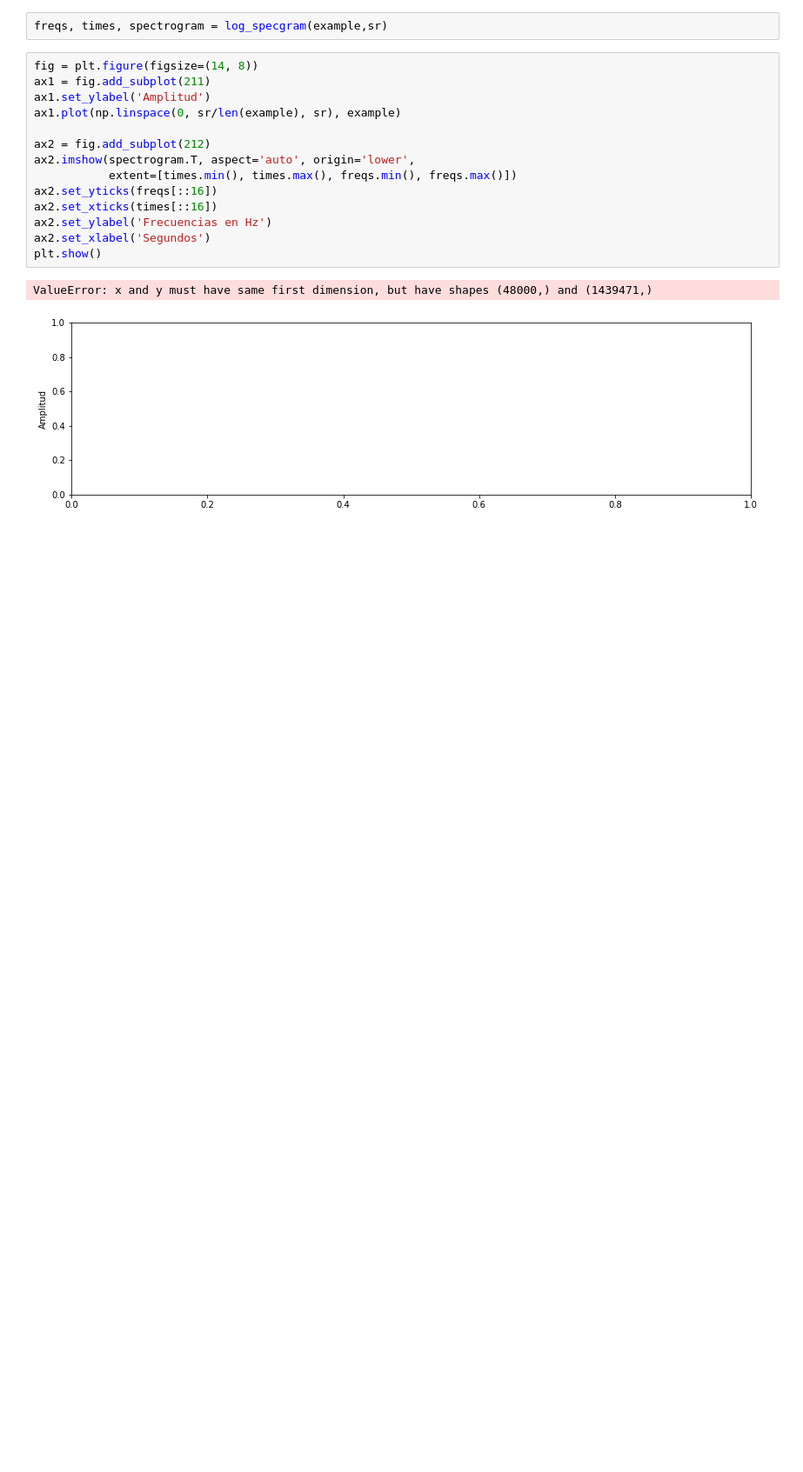
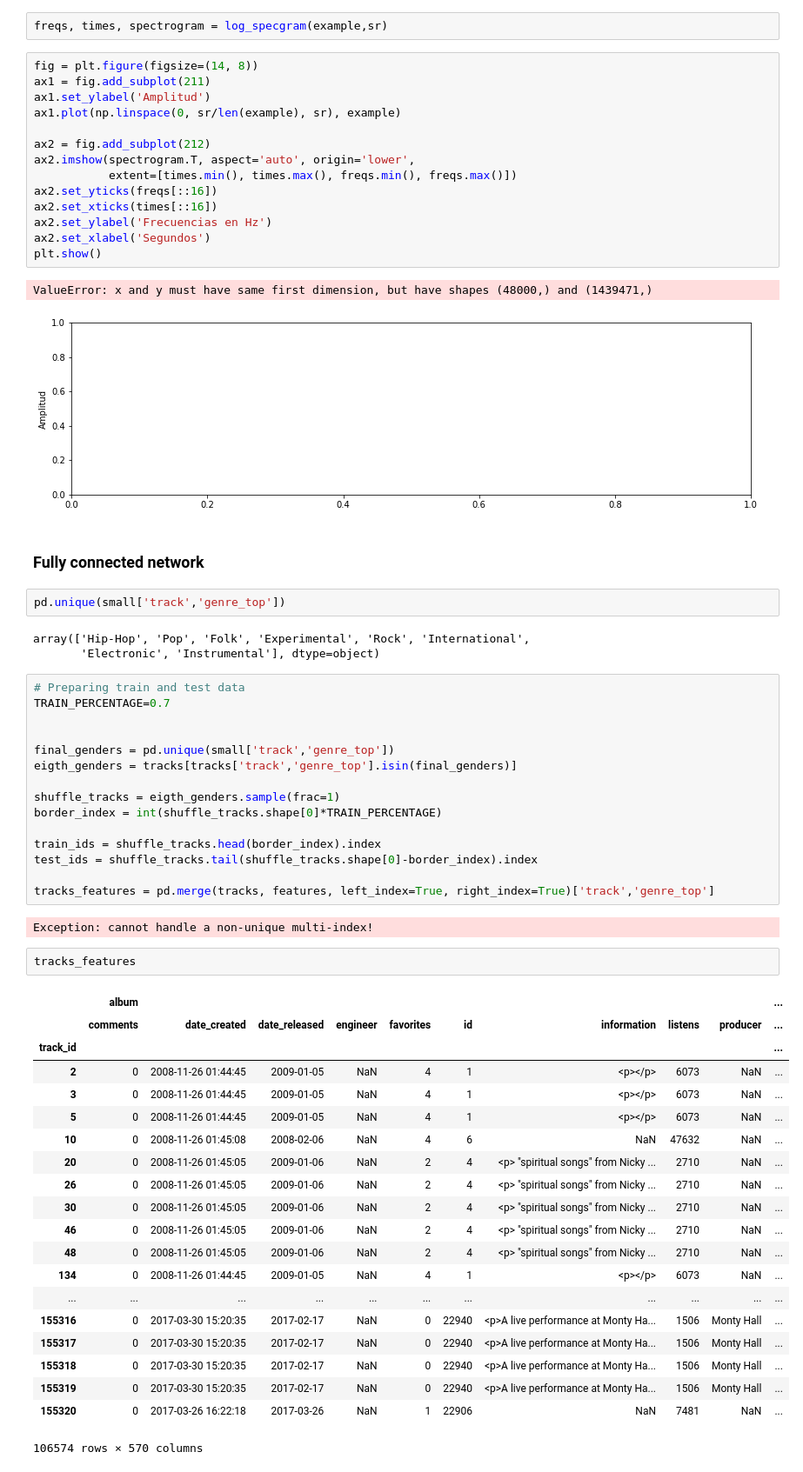
Before and after one commit to Dolado/fma, a Jupyter notebook: song_category_prediction.ipynb, the cells around one changed output. Shown at 87% size. Drawn from its saved outputs; the diff is of its cells as text; blank space fills up the shorter version.

Commit message:
First step of fully connected network

```diff
--- a/song_category_prediction.ipynb
+++ b/song_category_prediction.ipynb
@@ -202,3 +202,50 @@ plt.show()
 # %% [output]
 ValueError: x and y must have same first dimension, but have shapes (48000,) and (1439471,)
 [figure]
+# %% [markdown]
+### Fully connected network
+# %%
+pd.unique(small['track','genre_top'])
+# %% [output]
+array(['Hip-Hop', 'Pop', 'Folk', 'Experimental', 'Rock', 'International',
+       'Electronic', 'Instrumental'], dtype=object)
+# %%
+# Preparing train and test data
+TRAIN_PERCENTAGE=0.7
+
+
+final_genders = pd.unique(small['track','genre_top'])
+eigth_genders = tracks[tracks['track','genre_top'].isin(final_genders)]
+
+shuffle_tracks = eigth_genders.sample(frac=1)
+border_index = int(shuffle_tracks.shape[0]*TRAIN_PERCENTAGE)
+
+train_ids = shuffle_tracks.head(border_index).index
+test_ids = shuffle_tracks.tail(shuffle_tracks.shape[0]-border_index).index
+
+tracks_features = pd.merge(tracks, features, left_index=True, right_index=True)['track','genre_top']
+# %% [output]
+Exception: cannot handle a non-unique multi-index!
+# %%
+tracks_features
+# %% [output]
+|  | album |  |  |  |  |  |  |  |  | ... |
+|  | comments | date_created | date_released | engineer | favorites | id | information | listens | producer | ... |
+| track_id |  |  |  |  |  |  |  |  |  | ... |
+| 2 | 0 | 2008-11-26 01:44:45 | 2009-01-05 | NaN | 4 | 1 | <p></p> | 6073 | NaN | ... |
+| 3 | 0 | 2008-11-26 01:44:45 | 2009-01-05 | NaN | 4 | 1 | <p></p> | 6073 | NaN | ... |
+| 5 | 0 | 2008-11-26 01:44:45 | 2009-01-05 | NaN | 4 | 1 | <p></p> | 6073 | NaN | ... |
+| 10 | 0 | 2008-11-26 01:45:08 | 2008-02-06 | NaN | 4 | 6 | NaN | 47632 | NaN | ... |
+| 20 | 0 | 2008-11-26 01:45:05 | 2009-01-06 | NaN | 2 | 4 | <p> "spiritual songs" from Nicky ... | 2710 | NaN | ... |
+| 26 | 0 | 2008-11-26 01:45:05 | 2009-01-06 | NaN | 2 | 4 | <p> "spiritual songs" from Nicky ... | 2710 | NaN | ... |
+| 30 | 0 | 2008-11-26 01:45:05 | 2009-01-06 | NaN | 2 | 4 | <p> "spiritual songs" from Nicky ... | 2710 | NaN | ... |
+| 46 | 0 | 2008-11-26 01:45:05 | 2009-01-06 | NaN | 2 | 4 | <p> "spiritual songs" from Nicky ... | 2710 | NaN | ... |
+| 48 | 0 | 2008-11-26 01:45:05 | 2009-01-06 | NaN | 2 | 4 | <p> "spiritual songs" from Nicky ... | 2710 | NaN | ... |
+| 134 | 0 | 2008-11-26 01:44:45 | 2009-01-05 | NaN | 4 | 1 | <p></p> | 6073 | NaN | ... |
+| ... | ... | ... | ... | ... | ... | ... | ... | ... | ... | ... |
+| 155316 | 0 | 2017-03-30 15:20:35 | 2017-02-17 | NaN | 0 | 22940 | <p>A live performance at Monty Ha... | 1506 | Monty Hall | ... |
+| 155317 | 0 | 2017-03-30 15:20:35 | 2017-02-17 | NaN | 0 | 22940 | <p>A live performance at Monty Ha... | 1506 | Monty Hall | ... |
+| 155318 | 0 | 2017-03-30 15:20:35 | 2017-02-17 | NaN | 0 | 22940 | <p>A live performance at Monty Ha... | 1506 | Monty Hall | ... |
+| 155319 | 0 | 2017-03-30 15:20:35 | 2017-02-17 | NaN | 0 | 22940 | <p>A live performance at Monty Ha... | 1506 | Monty Hall | ... |
+| 155320 | 0 | 2017-03-26 16:22:18 | 2017-03-26 | NaN | 1 | 22906 | NaN | 7481 | NaN | ... |
+106574 rows × 570 columns
```
Also changed, not shown: parts of 7 cells of this notebook.
